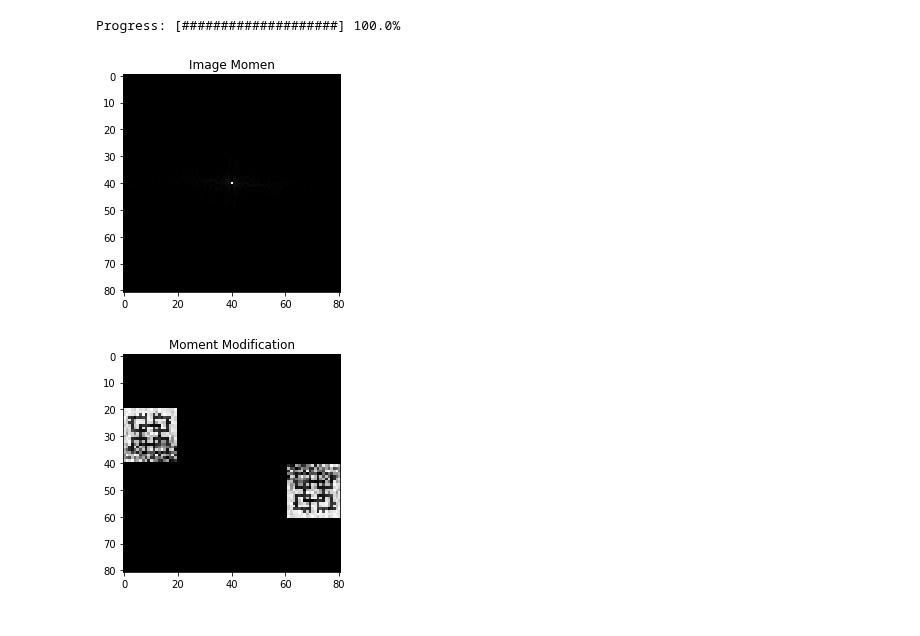
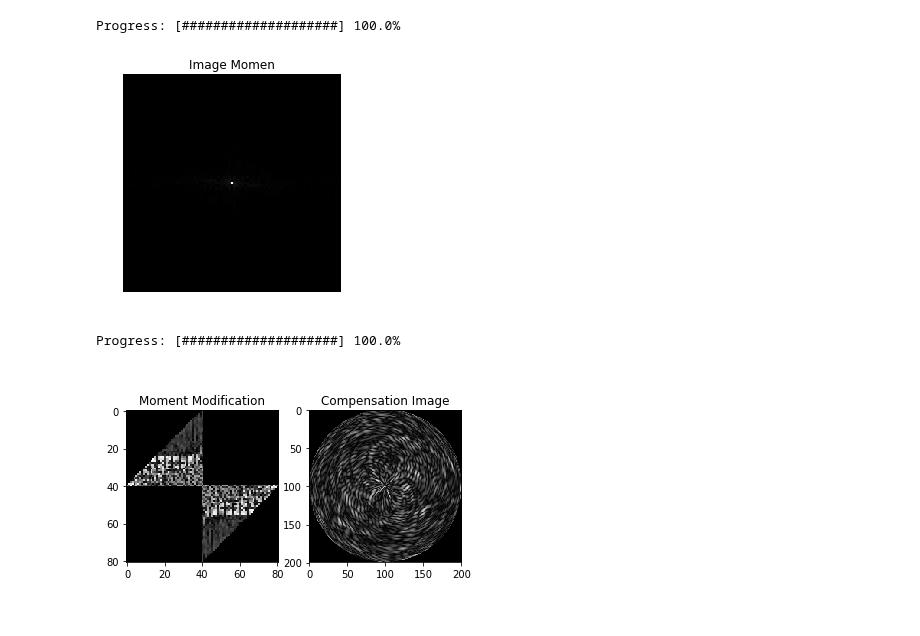
Before and after one commit to hanifanm/jupyter-pht-riw, a Jupyter notebook: PHT_RIW - Attacks.ipynb, the cells around one changed output. Cells and saved outputs as stored; diff of their text form; code cells hidden in the pictures.

```diff
--- a/PHT_RIW - Attacks.ipynb
+++ b/PHT_RIW - Attacks.ipynb
@@ -7,4 +20,15 @@ import cv2
 # %%
 # Import images
-ori_img = cv2.imread('./assets/lena.png', 0)
+ori_img = cv2.imread('./assets/lena.png') #BGR
 ori_logo = cv2.imread('./assets/squares.png', 0)
+
+# Preprocess Image
+IMG_BGR = cv2.resize(ori_img, (N, N)) # Original Image
+IMG_Y = getYFromBGR(IMG_BGR) #
+
+# Preprocess Logo
+LOGO = cv2.resize(ori_logo, (G,G))
+LOGO = (LOGO >= 128) * 1
+
+# Show Image and Logo
+imgshow([[IMG_BGR, LOGO]], [['Original Image', 'Original Logo']])
@@ -30,43 +37,41 @@ imshow2(IMG, LOGO, 'Original Image', 'Original Logo')
 # %%
 # Calculate Momen of Original Image
-MOMEN = transformPHT(IMG, N, P)
-imshow(MOMEN, 'Image Momen')
+MOMEN = transformPHT(IMG_Y, N, P)
+imgshow1(MOMEN, 'Image Momen')
 # %% [output]
 Progress: [####################] 100.0%
-[figure, old version]
+[figure, new version]
 # %%
-DELTA = 0.5 # Watermarking Power
+# Calculate Embedded Momen
+
+# Watermarking Power
+DELTA = 0.5
 
 # Current Binary Value
 matQ = np.floor(np.abs(MOMEN) / DELTA) % 2
 
 # Set Watermark Position
 P2 = P * 2 + 1
-# logo_position = np.index_exp[P+1+int(G/2):P+1+int(3*G/2), P+1+int(G/2):P+1+int(3*G/2)] # Middle-Center
-logo_position = np.index_exp[P+1:P+1+G, P+1+G:P2] # Top - Right
 
-# Watermark Matrix
-doubleLogo = np.zeros((P2, P2))
-doubleLogo[logo_position] = LOGO
-doubleLogo = doubleLogo + np.rot90(np.rot90(doubleLogo))
-
-# Watermark Filter matrix
-doubleLogoFilter = np.zeros((P2, P2))
-doubleLogoFilter[logo_position] = 1
-doubleLogoFilter = doubleLogoFilter + np.rot90(np.rot90(doubleLogoFilter))
+# Calculate Watermark Matrix
+(doubleLogo, doubleFilter) = watermarkEmbed(LOGO, P)
 
 # Modified Momen
-EPSILONE = np.abs(MOMEN) - np.floor(np.abs(MOMEN) / DELTA) * DELTA
+XI = np.abs(MOMEN) - np.floor(np.abs(MOMEN) / DELTA) * DELTA
 
-OMEGA = - EPSILONE
+OMEGA = - XI
 OMEGA = OMEGA + DELTA / 2 * (matQ == doubleLogo)
-OMEGA = OMEGA + 3 * DELTA / 2 * np.logical_and(matQ != doubleLogo, np.logical_or(EPSILONE > DELTA / 2, np.abs(MOMEN) < DELTA))
-OMEGA = OMEGA - DELTA / 2 * np.logical_and(matQ != doubleLogo, np.logical_and(EPSILONE <= DELTA / 2, np.abs(MOMEN) >= DELTA))
+OMEGA = OMEGA + 3 * DELTA / 2 * np.logical_and(matQ != doubleLogo, np.logical_or(XI > DELTA / 2, np.abs(MOMEN) < DELTA))
+OMEGA = OMEGA - DELTA / 2 * np.logical_and(matQ != doubleLogo, np.logical_and(XI <= DELTA / 2, np.abs(MOMEN) >= DELTA))
 
-OMEGA = OMEGA / np.abs(MOMEN) * MOMEN
+OMEGA = OMEGA / (np.abs(MOMEN) + 0.000000001) * MOMEN
 OMEGA = OMEGA * doubleLogoFilter
 
+# Calculate Compensation Image
+EPSILON = inversePHT(OMEGA, N, P)
+
 # Show Modified Momen
-imshow(OMEGA, 'Moment Modification')
+imgshow([[OMEGA, EPSILON]], [['Moment Modification', 'Compensation Image']])
 # %% [output]
+Progress: [####################] 100.0%
-[figure, old version]
+[figure, new version]
```
Also changed, not shown: parts of 24 cells of this notebook, 3 other files.
